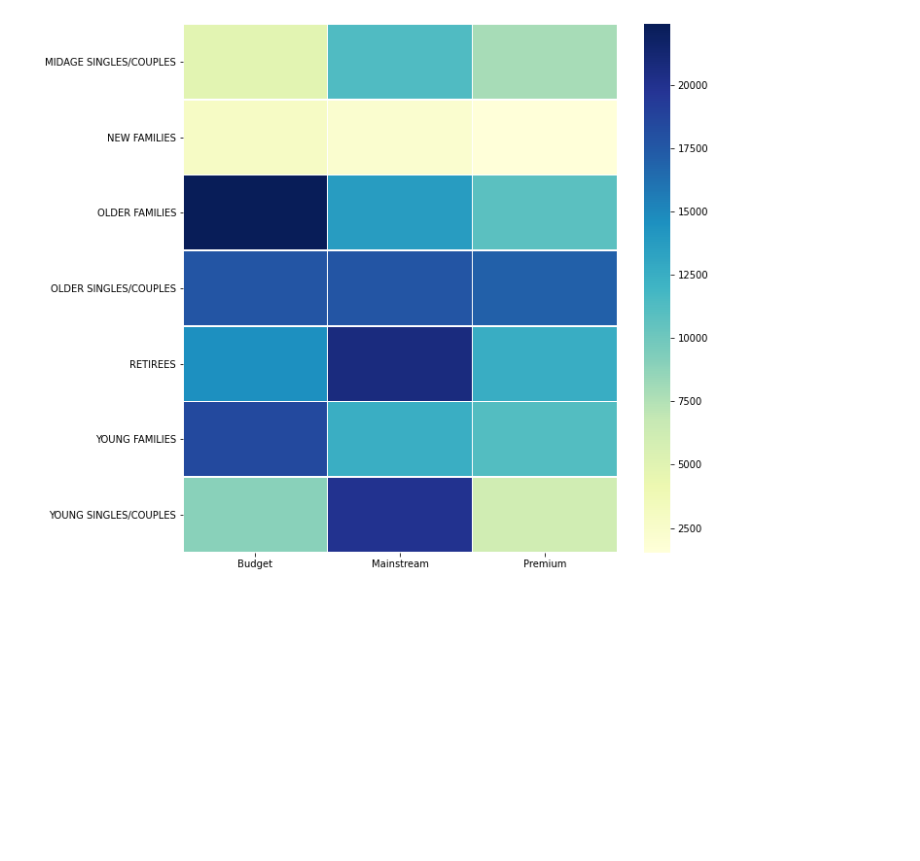
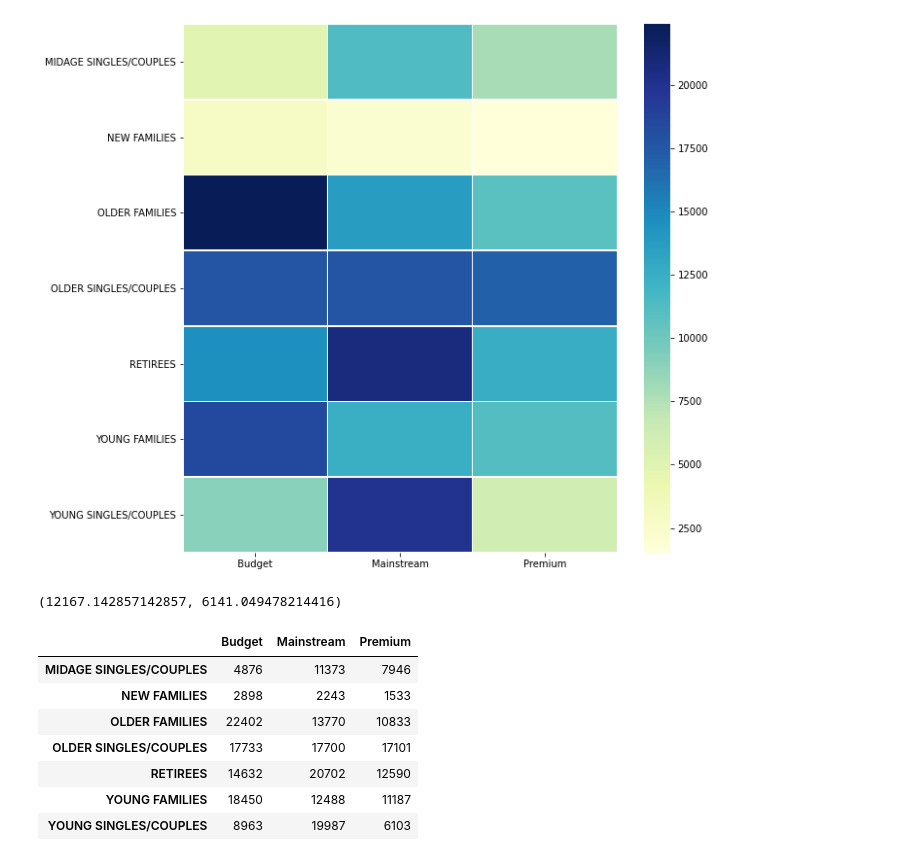
Before and after one commit to usamatrq94/Quantium-Intership, a Jupyter notebook: Q1- week1.ipynb, the cells around one changed output. Drawn from its saved outputs; the diff is of its cells as text; code cells hidden in the pictures; blank space fills up the shorter version.

```diff
--- a/Q1- week1.ipynb
+++ b/Q1- week1.ipynb
@@ -481,3 +482,21 @@ sns.heatmap(corr_mat,cmap='YlGnBu', linewidths=.5, ax=ax)
 # %% [output]
 <matplotlib.axes._subplots.AxesSubplot at 0x...>
 [figure]
+# %%
+corr_mat.to_numpy().flatten().mean(), corr_mat.to_numpy().flatten().std()
+# %% [output]
+(12167.142857142857, 6141.049478214416)
+# %%
+hmap = corr_mat.apply(lambda x: st.norm.cdf((x-corr_mat.to_numpy().flatten().mean())/corr_mat.to_numpy().flatten().std()))
+#fig, ax = plt.subplots(figsize=(10,10))
+#sns.heatmap(hmap,cmap='YlGnBu', linewidths=1.5, ax=ax)
+corr_mat
+# %% [output]
+|  | Budget | Mainstream | Premium |
+| MIDAGE SINGLES/COUPLES | 4876 | 11373 | 7946 |
+| NEW FAMILIES | 2898 | 2243 | 1533 |
+| OLDER FAMILIES | 22402 | 13770 | 10833 |
+| OLDER SINGLES/COUPLES | 17733 | 17700 | 17101 |
+| RETIREES | 14632 | 20702 | 12590 |
+| YOUNG FAMILIES | 18450 | 12488 | 11187 |
+| YOUNG SINGLES/COUPLES | 8963 | 19987 | 6103 |
```
Also changed, not shown: parts of 3 cells of this notebook.
